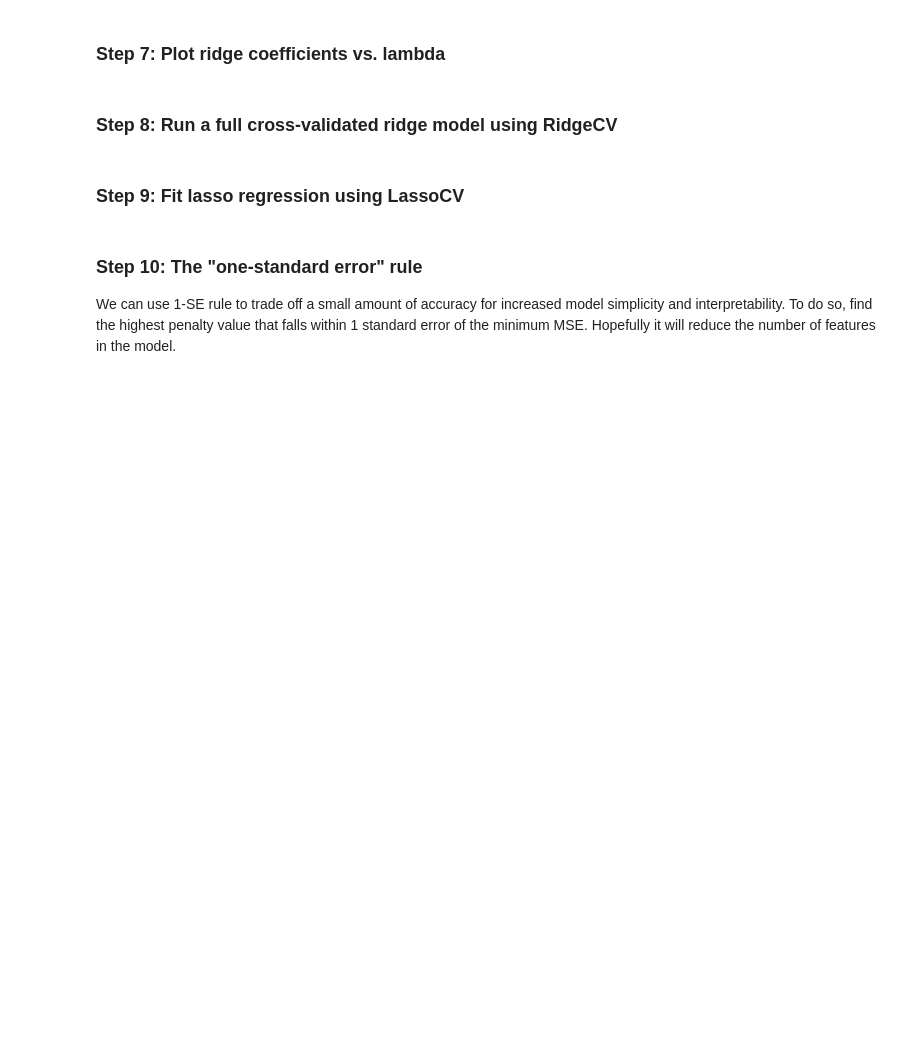
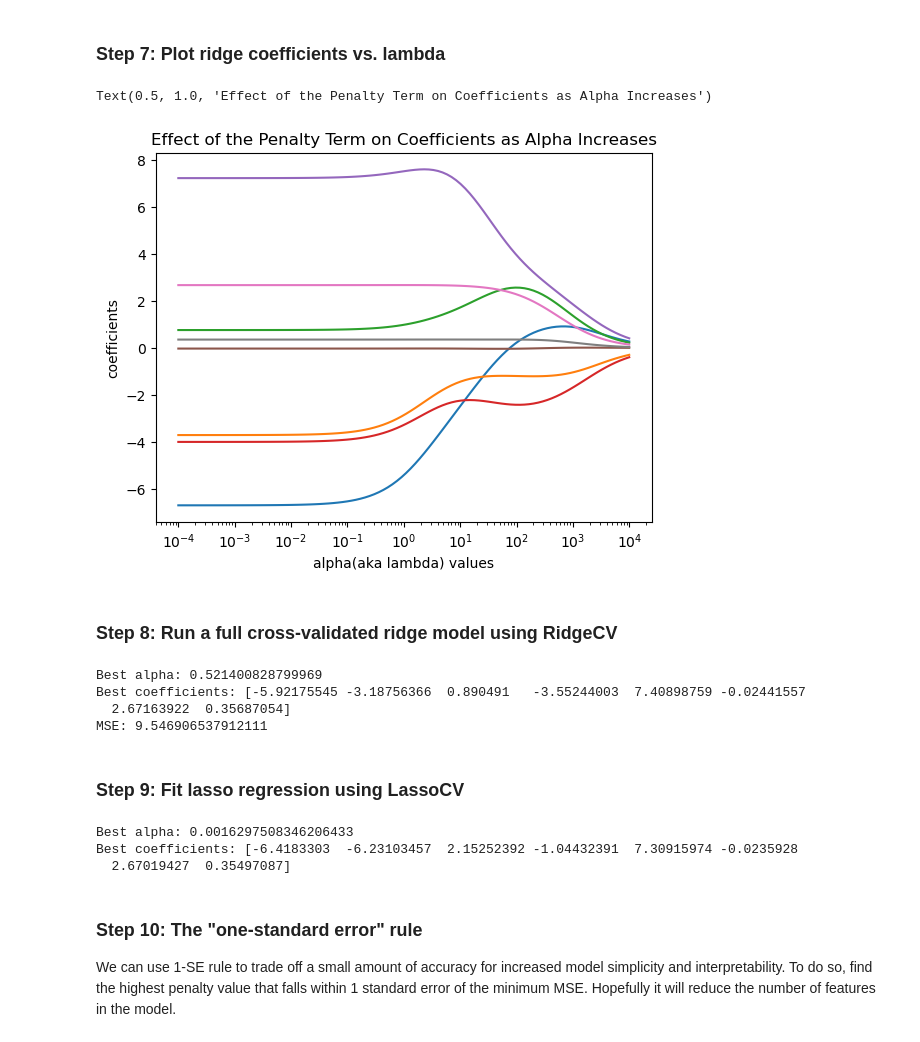
Before and after one commit to jorb1/EDS232-labs, a Jupyter notebook: Week2/Lab2-energy-efficiency.ipynb, the cells around one changed output. Saved outputs shown, nothing was run; the diff lists cells and outputs as text; code cells hidden in the pictures; blank space fills up the shorter version.

```diff
--- a/Week2/Lab2-energy-efficiency.ipynb
+++ b/Week2/Lab2-energy-efficiency.ipynb
@@ -206,31 +206,58 @@ print(coefficients)
 # %% [markdown]
 ### Step 7: Plot ridge coefficients vs. lambda
 # %%
+# Plot coefficients vs. alpha. Another for loop may be in order
 
-# Plot coefficients vs. alpha. Another for loop may be in order
+# y axis coeff, x axis alpha. how does the coefficeint change as we increase alpha?
+# as alaphs increase, theis illustrates the penalty term
+# i is the number of alphas...100 values...
+
+for i in range(coefficients.shape[1]):
+    plt.plot(alphas,
+             coefficients[:,i],
+            label = feature_names[i])
+
+plt.xscale('log')
+plt.xlabel('alpha(aka lambda) values')
+plt.ylabel('coefficients')
+plt.title('Effect of the Penalty Term on Coefficients as Alpha Increases')
+# %% [output]
+Text(0.5, 1.0, 'Effect of the Penalty Term on Coefficients as Alpha Increases')
+[figure, added]
 # %% [markdown]
 ### Step 8: Run a full cross-validated ridge model using RidgeCV
 # %%
-# Fit a RidgeCV with cross-validation
-ridge_cv =
+# Fit a RidgeCV with cross-validation. Use the range of alphas from 8. Use RidgeCV, but no forloop, so like before nbut the boigger range of alphas.
+ridge_cv = RidgeCV(alphas=alphas, cv=10).fit(X_train_scaled, y_train)
 
-
-# Print the optimal alpha and coefficients corresponding to that alpha
-
+# Print the optimal alpha and coefficients corresponding to that alpha. No difference between best and optimal alpha...
+print(f"Best alpha: {ridge_cv.alpha_}")
+print(f"Best coefficients: {ridge_cv.coef_}")
 
 # Evaluate the model on the test set by predicting..
-y_test_pred =
+y_test_pred = ridge_cv.predict(X_test_scaled)
 
 # ... and printing the MSE
-mse =
-print(mse)
+mse =  mean_squared_error(y_test, y_test_pred_cv)
+print(f"MSE: {mse}")
+# %% [output]
+Best alpha: 0.521400828799969
+Best coefficients: [-5.92175545 -3.18756366  0.890491   -3.55244003  7.40898759 -0.02441557
+  2.67163922  0.35687054]
+MSE: 9.546906537912111
 # %% [markdown]
 ### Step 9: Fit lasso regression using LassoCV
 # %%
 # Fit lasso regression with cross-validation
-lasso_cv =
+lasso_cv = LassoCV(alphas=alphas, cv=10).fit(X_train_scaled, y_train)
 
 # Print the optimal alpha and associated coefficients
+print(f"Best alpha: {lasso_cv.alpha_}")
+print(f"Best coefficients: {lasso_cv.coef_}")
+# %% [output]
+Best alpha: 0.0016297508346206433
+Best coefficients: [-6.4183303  -6.23103457  2.15252392 -1.04432391  7.30915974 -0.0235928
+  2.67019427  0.35497087]
 # %% [markdown]
 ### Step 10: The "one-standard error" rule
 We can use 1-SE rule to trade off a small amount of accuracy for increased model simplicity and interpretability.  To do so, find the highest penalty value that falls within 1 standard error of the minimum MSE.  Hopefully it will reduce the number of features in the model.
```
Also changed, not shown: parts of 1 cell of this notebook, 1 other file.
